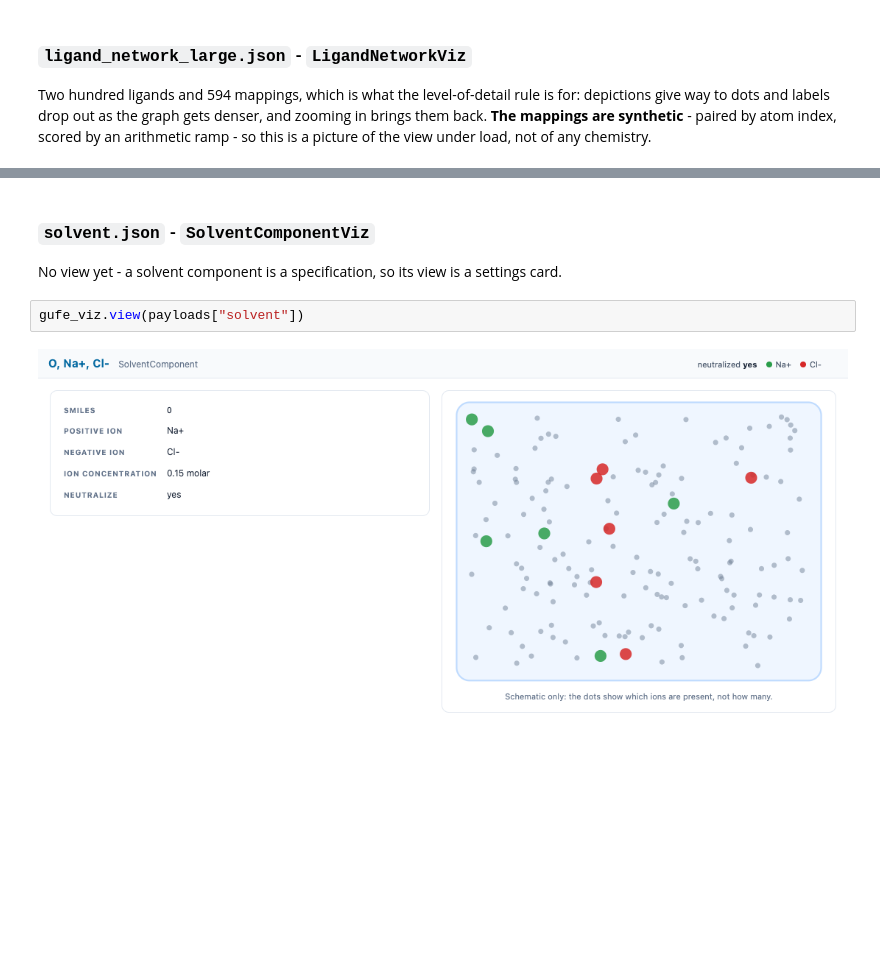
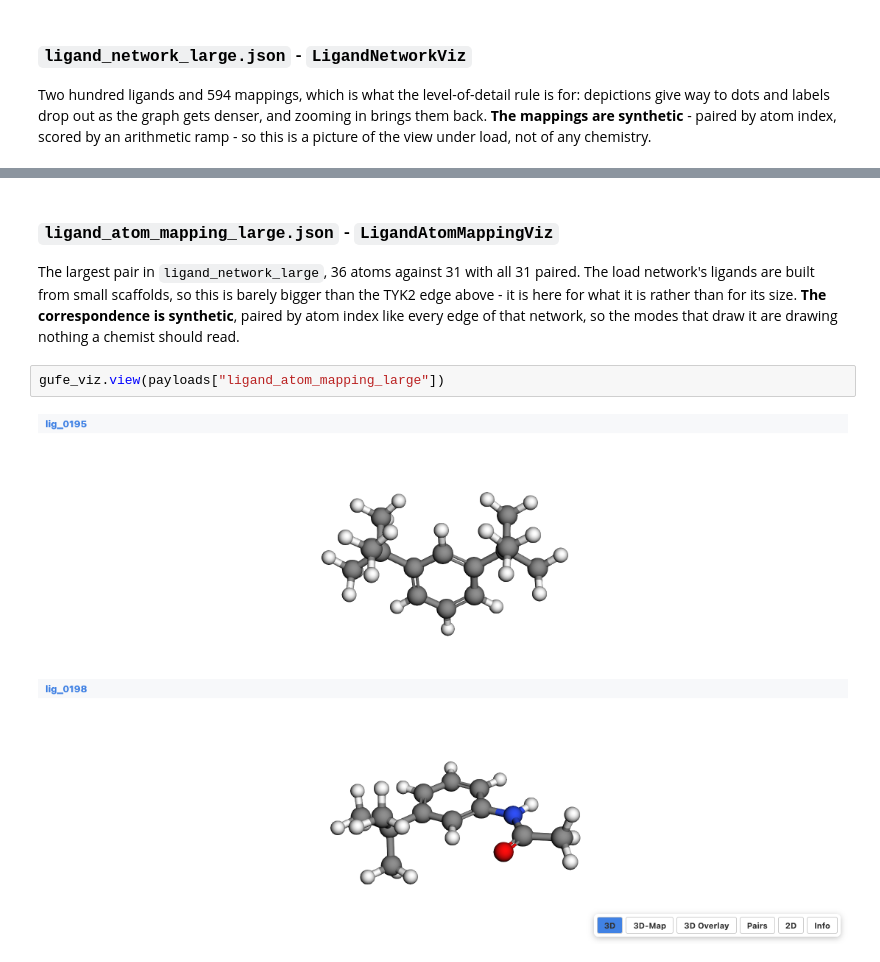
Before and after one commit to omsf-eco-infra/gufe-viz, a Jupyter notebook: examples/notebooks/gufe-viz-gallery.ipynb, the cells around one changed output, grey strips where cells are left out. Saved outputs shown, nothing was run; the diff lists cells and outputs as text; blank space fills up the shorter version.

Commit message:
better visualizations

```diff
--- a/examples/notebooks/gufe-viz-gallery.ipynb
+++ b/examples/notebooks/gufe-viz-gallery.ipynb
@@ -137,8 +138,8 @@ gufe_viz.view(payloads["ligand_atom_mapping"])
 # %% [markdown]
-### `solvent.json` - `SolventComponentViz`
+### `ligand_atom_mapping_large.json` - `LigandAtomMappingViz`
 
-No view yet - a solvent component is a specification, so its view is a settings card.
+The largest pair in `ligand_network_large`, 36 atoms against 31 with all 31 paired. The load network's ligands are built from small scaffolds, so this is barely bigger than the TYK2 edge above - it is here for what it is rather than for its size. **The correspondence is synthetic**, paired by atom index like every edge of that network, so the modes that draw it are drawing nothing a chemist should read.
 # %%
-gufe_viz.view(payloads["solvent"])
+gufe_viz.view(payloads["ligand_atom_mapping_large"])
 # %% [output]
-[figure, old version]
+[figure, new version]
```
Also changed, not shown: parts of 25 cells of this notebook, 10 other files.
